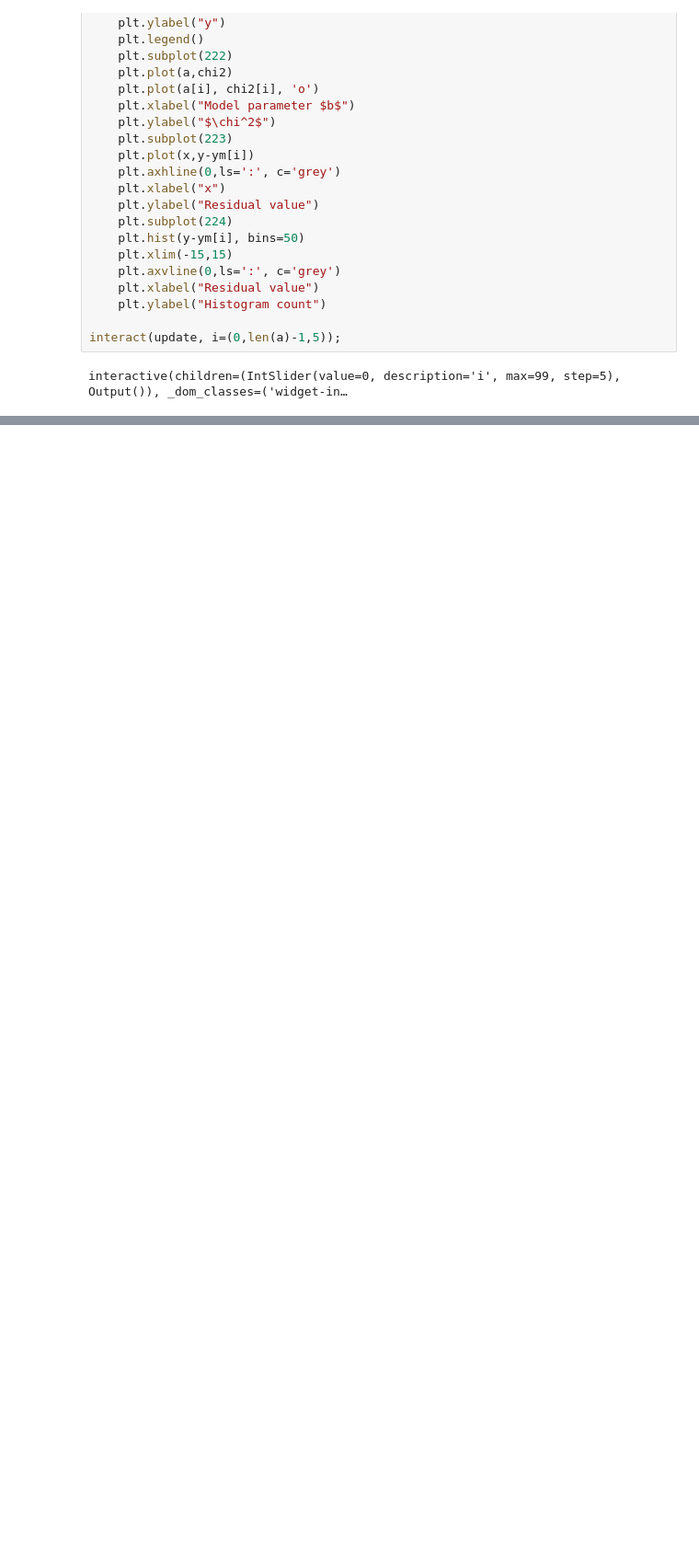
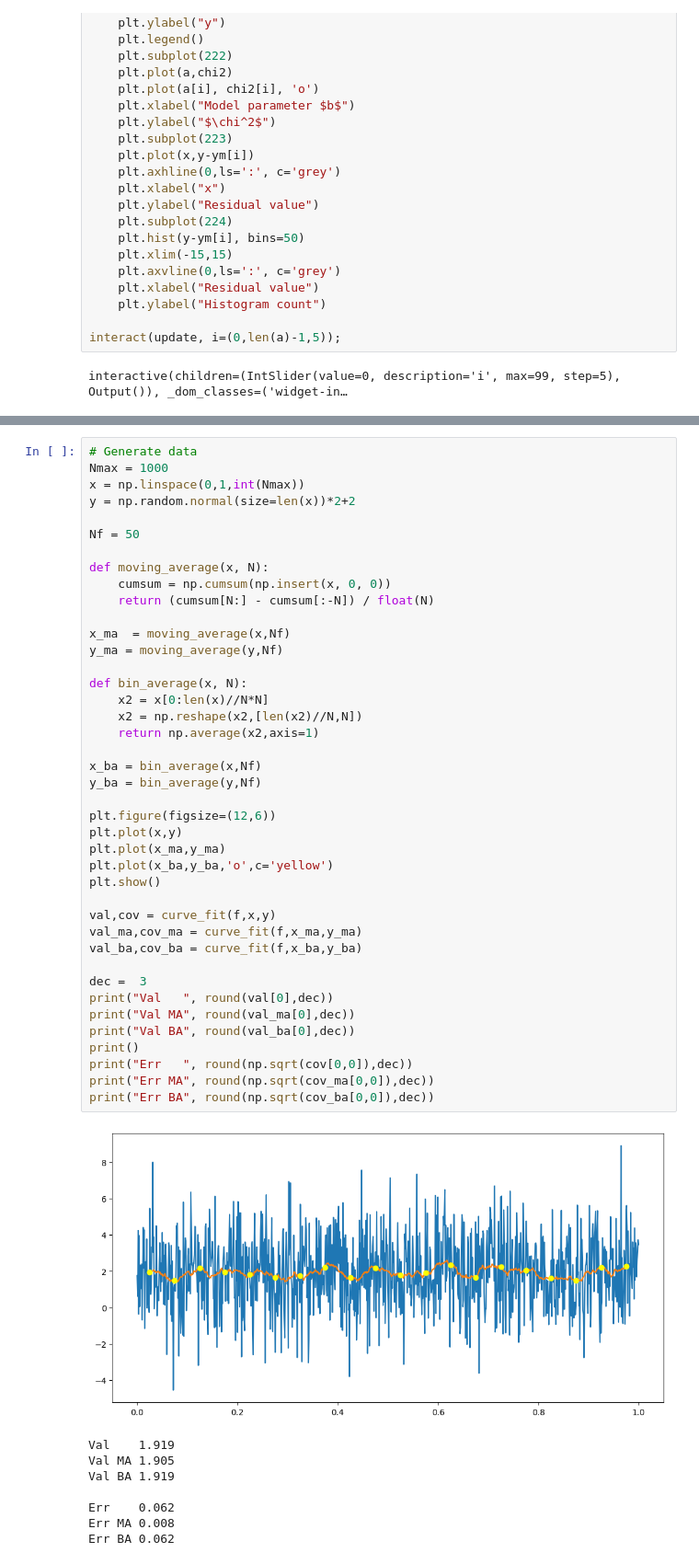
Before and after one commit to gsteele13/gary-misc-notebooks, a Jupyter notebook: Least squares.ipynb, the cells around one changed output, grey strips where cells are left out. Shown at 92% size. Drawn from its saved outputs; the diff is of its cells as text; blank space fills up the shorter version.

```diff
--- a/Least squares.ipynb
+++ b/Least squares.ipynb
@@ -118,0 +223,50 @@ interactive(children=(IntSlider(value=0, description='i', max=99, step=5), Outpu
+# %%
+# Generate data
+Nmax = 1000
+x = np.linspace(0,1,int(Nmax))
+y = np.random.normal(size=len(x))*2+2
+
+Nf = 50
+
+def moving_average(x, N):
+    cumsum = np.cumsum(np.insert(x, 0, 0))
+    return (cumsum[N:] - cumsum[:-N]) / float(N)
+
+x_ma  = moving_average(x,Nf)
+y_ma = moving_average(y,Nf)
+
+def bin_average(x, N):
+    x2 = x[0:len(x)//N*N]
+    x2 = np.reshape(x2,[len(x2)//N,N])
+    return np.average(x2,axis=1)
+
+x_ba = bin_average(x,Nf)
+y_ba = bin_average(y,Nf)
+
+plt.figure(figsize=(12,6))
+plt.plot(x,y)
+plt.plot(x_ma,y_ma)
+plt.plot(x_ba,y_ba,'o',c='yellow')
+plt.show()
+
+val,cov = curve_fit(f,x,y)
+val_ma,cov_ma = curve_fit(f,x_ma,y_ma)
+val_ba,cov_ba = curve_fit(f,x_ba,y_ba)
+
+dec =  3
+print("Val   ", round(val[0],dec))
+print("Val MA", round(val_ma[0],dec))
+print("Val BA", round(val_ba[0],dec))
+print()
+print("Err   ", round(np.sqrt(cov[0,0]),dec))
+print("Err MA", round(np.sqrt(cov_ma[0,0]),dec))
+print("Err BA", round(np.sqrt(cov_ba[0,0]),dec))
+# %% [output]
+[figure, added]
+Val    1.919
+Val MA 1.905
+Val BA 1.919
+
+Err    0.062
+Err MA 0.008
+Err BA 0.062
```
Also changed, not shown: parts of 13 cells of this notebook, 1 other file.
